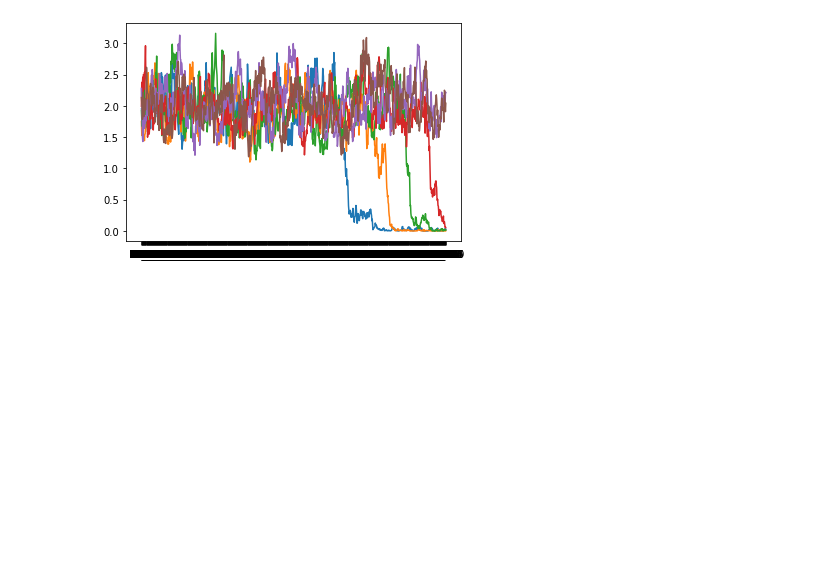
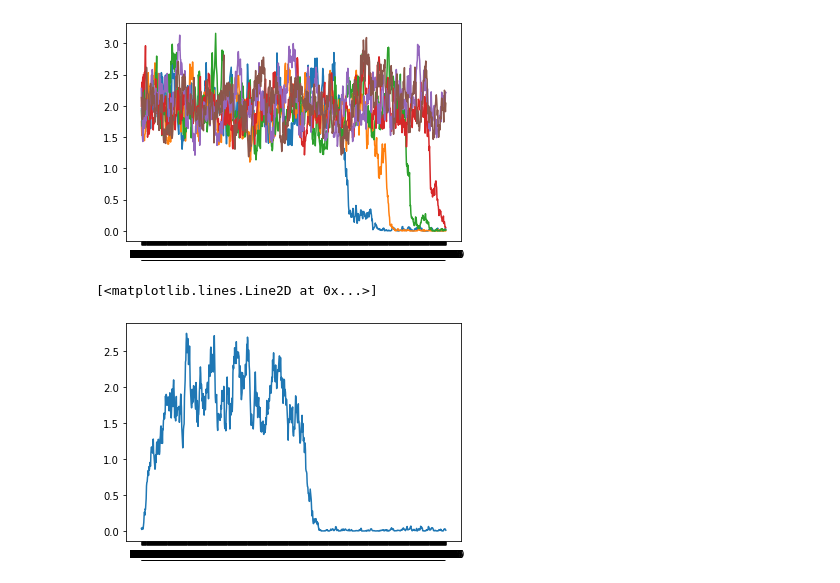
Before and after one commit to Naoto-Yamaguchi/BoolODEwithPerturbation, a Jupyter notebook: perturbation.ipynb, the cells around one changed output. Saved outputs shown, nothing was run; the diff lists cells and outputs as text; code cells hidden in the pictures; blank space fills up the shorter version.

```diff
--- a/perturbation.ipynb
+++ b/perturbation.ipynb
@@ -65,6 +66,11 @@ plt.plot(df_E0_per.loc["g6"])
 # %% [output]
 [<matplotlib.lines.Line2D at 0x...>]
 [figure]
+# %%
+plt.plot(df_E0_per.loc["g1"])
+# %% [output]
+[<matplotlib.lines.Line2D at 0x...>]
+[figure, added]
 # %%
 df_E0_per = pd.read_csv("Synthetic-H/dyn-LL-1/simulations_perturbation/E0.csv",index_col=0)
 df_E0_per
```
Also changed, not shown: parts of 3 cells of this notebook, 8 other files.
